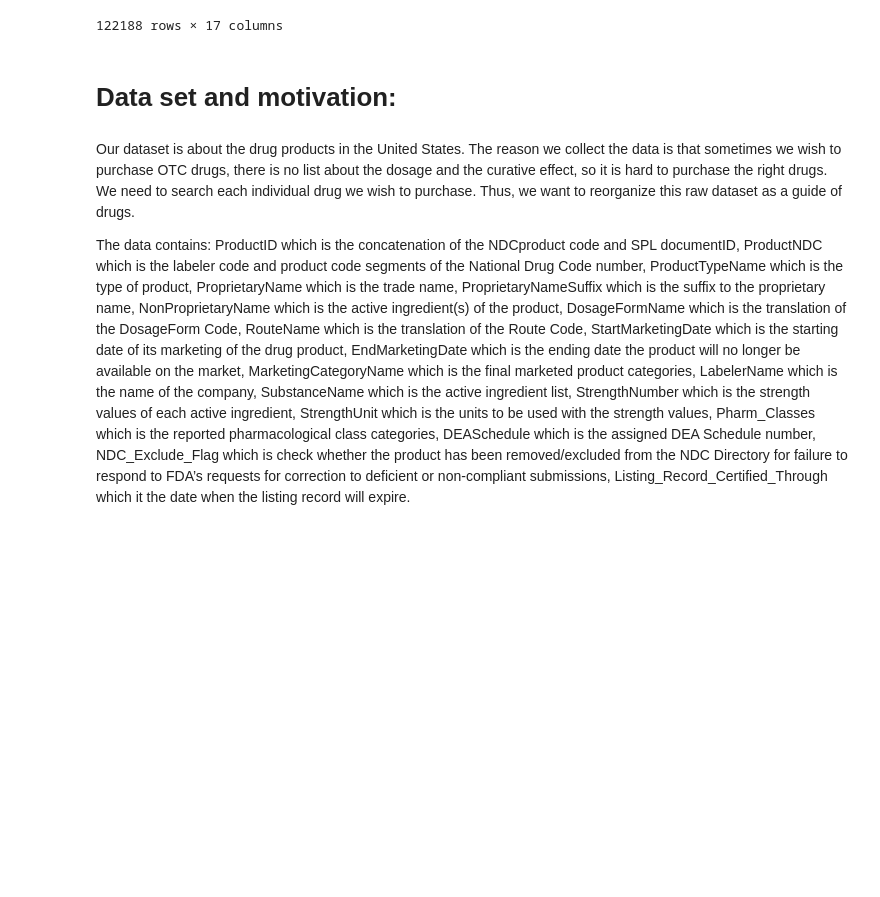
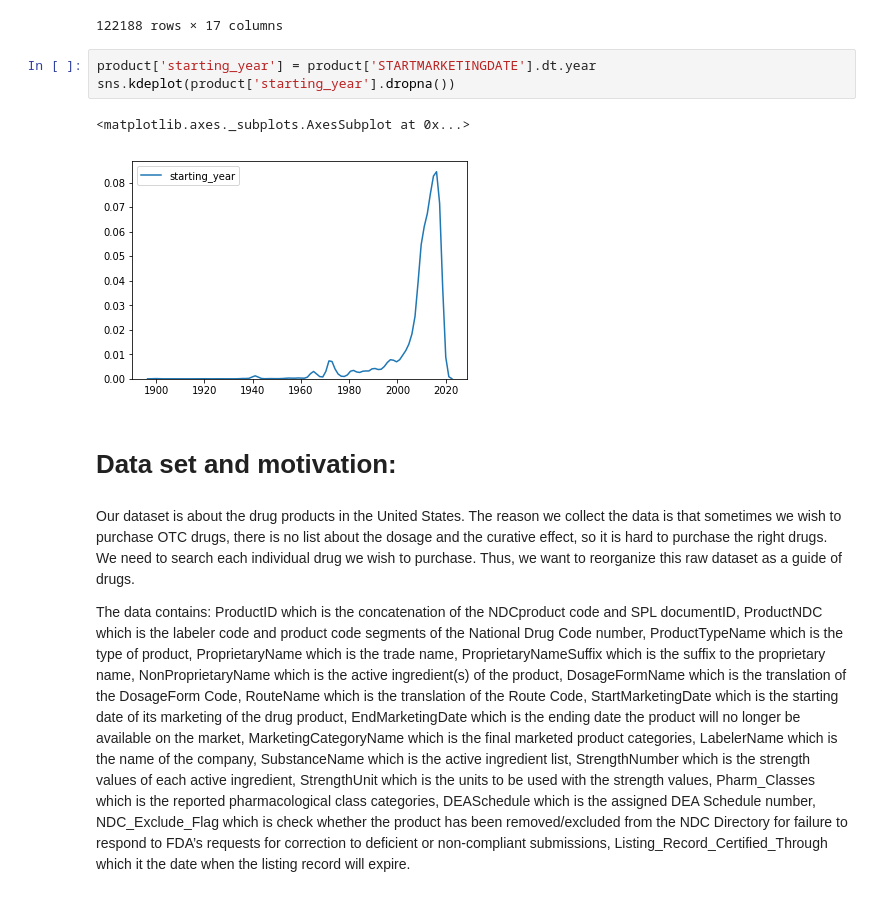
Before and after one commit to 854740262/NDC-database-analysis, a Jupyter notebook: Final_project.ipynb, the cells around one changed output. Drawn from its saved outputs; the diff is of its cells as text; blank space fills up the shorter version.

Commit message:
year graph

```diff
--- a/Final_project.ipynb
+++ b/Final_project.ipynb
@@ -79,6 +80,12 @@ product
 | 124022 | 99207-850_c6690d50-6834-4eaf-b8d1... | 99207-850 | HUMAN PRESCRIPTION DRUG | Luzu | LULICONAZOLE | CREAM | ... |
 | 124023 | 99528-3590_b7bd09a7-0c7a-44f1-b14... | 99528-3590 | HUMAN OTC DRUG | Kool Comfort Pain Relieving Roll-On | Menthol | LOTION | ... |
 122188 rows × 17 columns
+# %%
+product['starting_year'] = product['STARTMARKETINGDATE'].dt.year
+sns.kdeplot(product['starting_year'].dropna())
+# %% [output]
+<matplotlib.axes._subplots.AxesSubplot at 0x...>
+[figure, added]
 # %% [markdown]
 # Data set and motivation:
 # %% [markdown]
```
Also changed, not shown: parts of 1 cell of this notebook.
